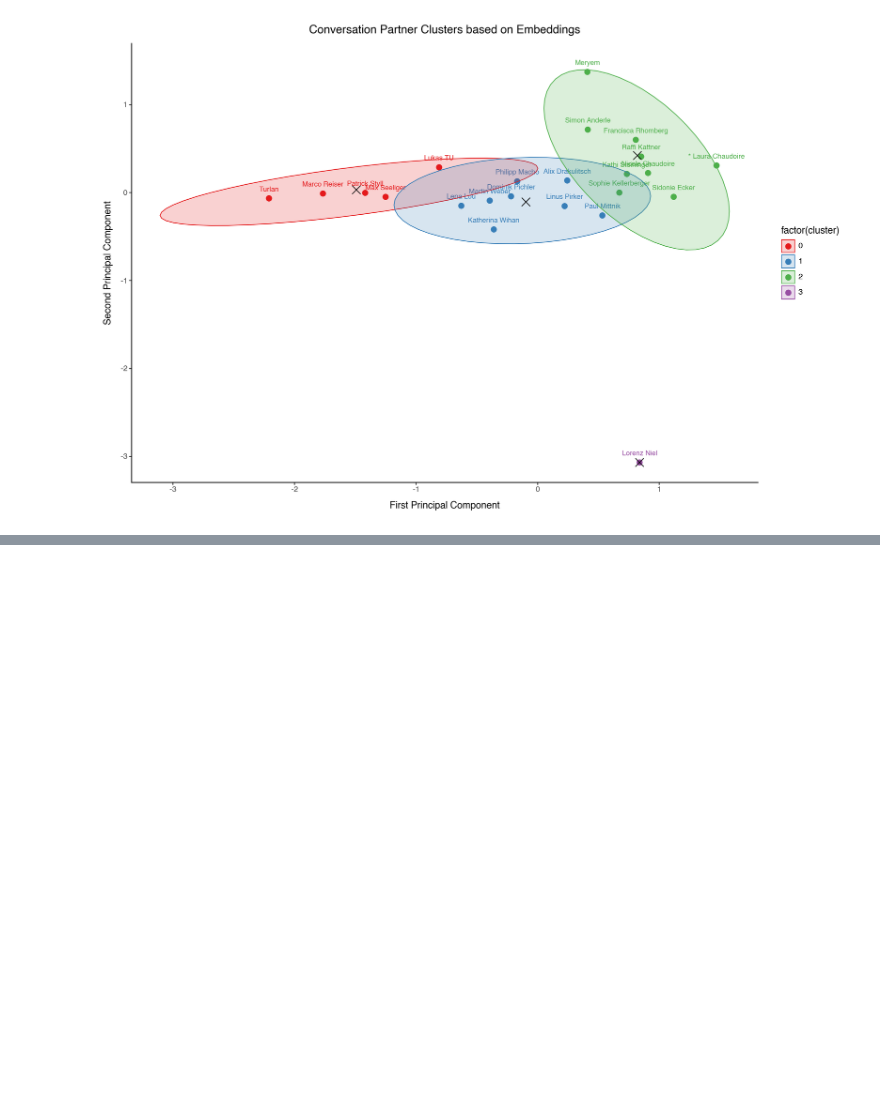
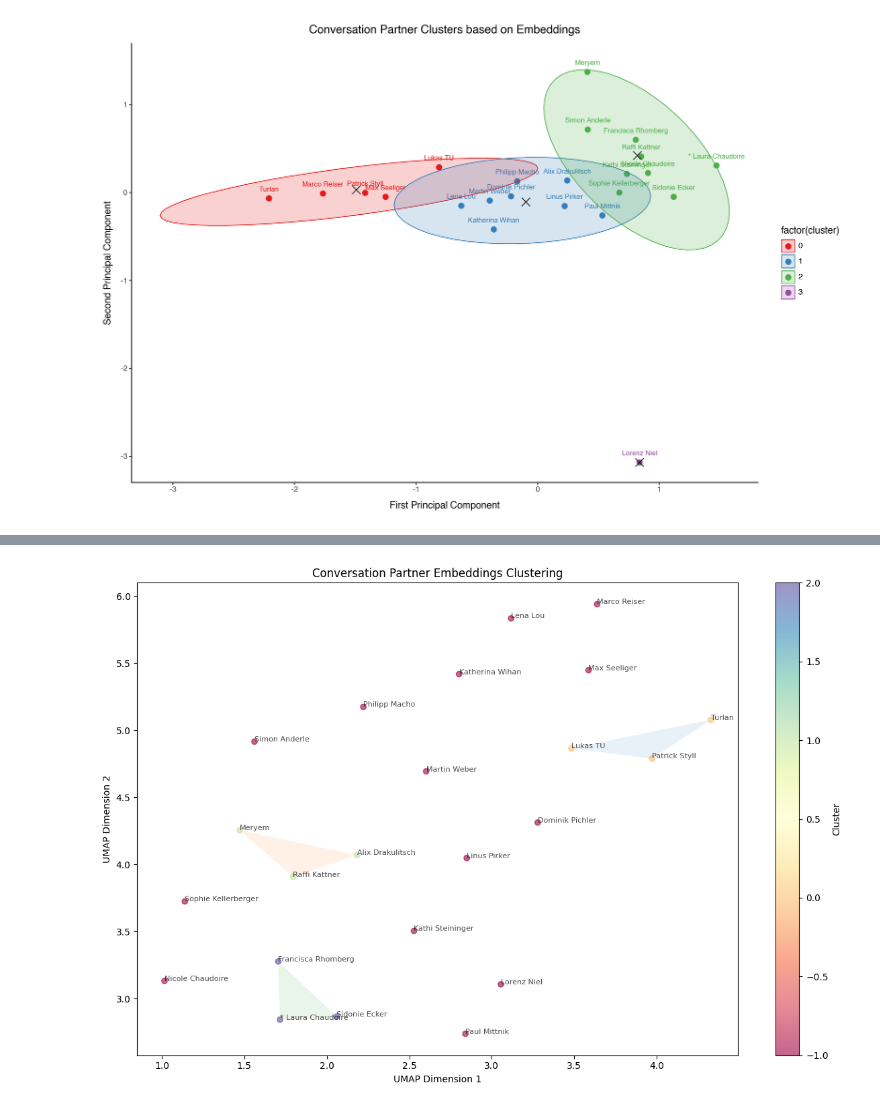
Before and after one commit to sueszli/whatsapp-lens, a Jupyter notebook: src/3_analytics.ipynb, the cells around one changed output, grey strips where cells are left out. Cells and saved outputs as stored; diff of their text form; code cells hidden in the pictures; blank space fills up the shorter version.

```diff
--- a/src/3_analytics.ipynb
+++ b/src/3_analytics.ipynb
@@ -263,0 +325,48 @@ p.show()
+# %%
+import numpy as np
+import pandas as pd
+import matplotlib.pyplot as plt
+import umap
+from sklearn.cluster import DBSCAN
+from sklearn.preprocessing import StandardScaler
+import ast
+
+def parse_embedding(embedding_str):
+    return np.array(ast.literal_eval(embedding_str))
+embeddings = np.vstack(df['embeddings'].apply(parse_embedding))
+
+# reduce dimensionality with UMAP
+reducer = umap.UMAP(n_components=2, random_state=42)
+embeddings_2d = reducer.fit_transform(embeddings)
+# perform clustering with DBSCAN
+clustering = DBSCAN(eps=0.5, min_samples=3).fit(embeddings_2d)
+labels = clustering.labels_
+
+plt.figure(figsize=(12, 8))
+
+scatter = plt.scatter(embeddings_2d[:, 0], embeddings_2d[:, 1],
+                     c=labels, cmap='Spectral', alpha=0.6)
+
+for i, txt in enumerate(df['partner_name']):
+    plt.annotate(txt, (embeddings_2d[i, 0], embeddings_2d[i, 1]),
+                fontsize=8, alpha=0.7)
+
+from scipy.spatial import ConvexHull
+unique_labels = set(labels)
+for label in unique_labels:
+    if label != -1:  # skip noise points
+        mask = labels == label
+        points = embeddings_2d[mask]
+        if len(points) >= 3:  # need at least 3 points for ConvexHull
+            hull = ConvexHull(points)
+            hull_points = points[hull.vertices]
+            plt.fill(hull_points[:, 0], hull_points[:, 1], alpha=0.1)
+
+plt.colorbar(scatter, label='Cluster')
+plt.title('Conversation Partner Embeddings Clustering')
+plt.xlabel('UMAP Dimension 1')
+plt.ylabel('UMAP Dimension 2')
+plt.tight_layout()
+plt.show()
+# %% [output]
+[figure, added]
```
Also changed, not shown: parts of 3 cells of this notebook.
